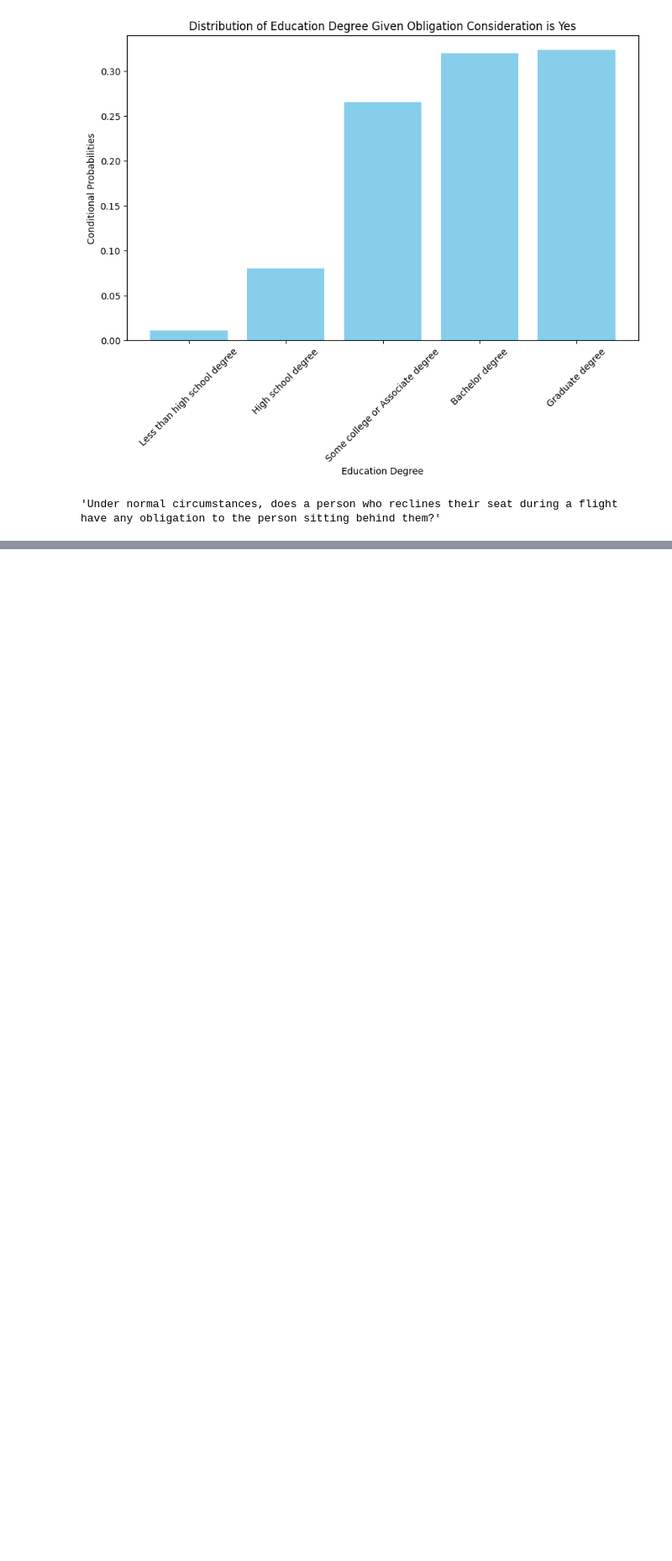
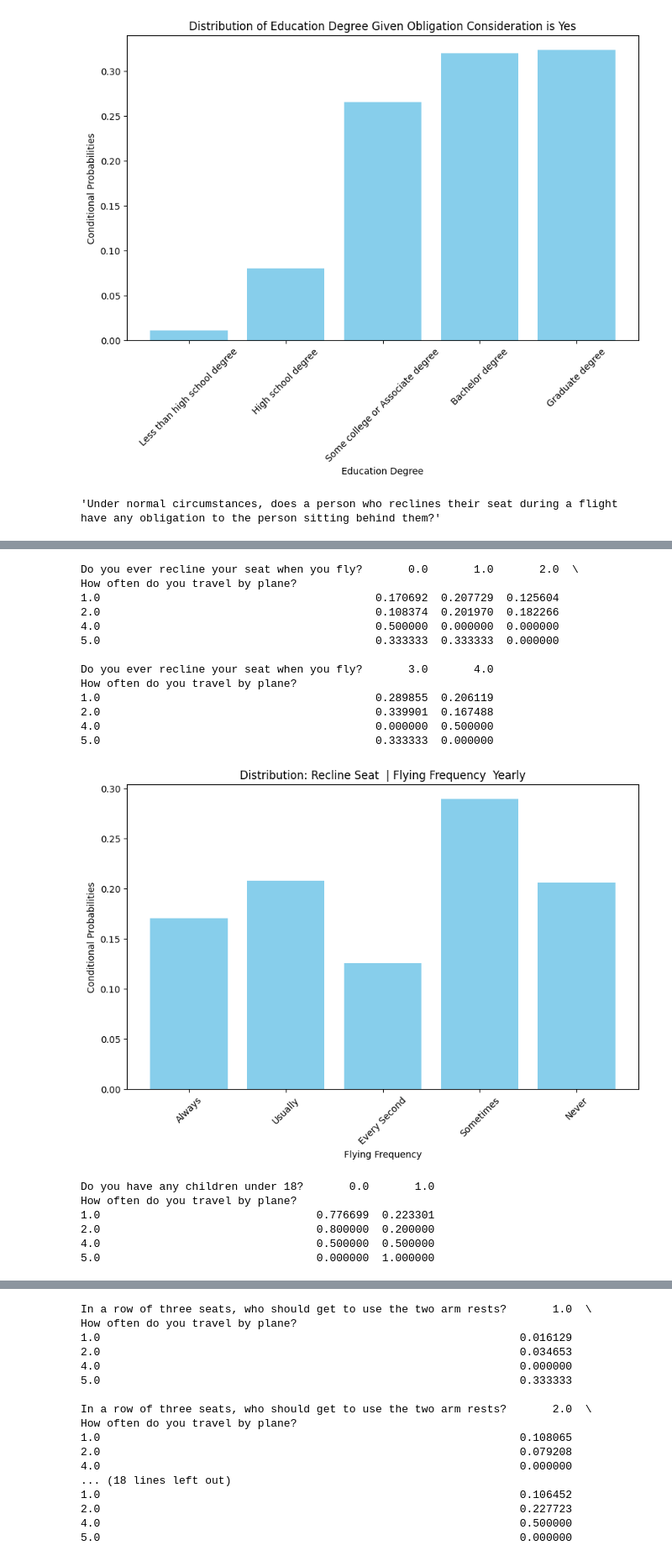
Before and after one commit to mloenker/flying-etiquette-data-lit, a Jupyter notebook: probabilities.ipynb, the cells around one changed output, grey strips where cells are left out. Shown: that part at 84% size. Cells and saved outputs as stored; diff of their text form; code cells hidden in the pictures; blank space fills up the shorter version.

```diff
--- a/probabilities.ipynb
+++ b/probabilities.ipynb
@@ -133,0 +149,36 @@ plot_conditional_probs(education_obligation, 1.0, ftbs, qs)
+# %%
+
+def many_plots (df, feature, calculate_conditional_probability, plot_conditional_probs, ftbs, qs):
+    questions = list(df.columns)[1:]
+    for q in questions:
+        if q == feature:
+            continue
+        if q == 'How tall are you?':
+            continue
+        conditional_prob = calculate_conditional_probability(df, feature, q)
+        print(conditional_prob)
+        plot_conditional_probs(conditional_prob, 1.0, ftbs, qs)
+        plt.xlabel("Flying Frequency")
+        plt.show()
+many_plots(df, 'How often do you travel by plane?', calculate_conditional_probability, plot_conditional_probs, ftbs, qs)
+# %% [output]
+Do you ever recline your seat when you fly?       0.0       1.0       2.0  \
+How often do you travel by plane?
+1.0                                          0.170692  0.207729  0.125604
+2.0                                          0.108374  0.201970  0.182266
+4.0                                          0.500000  0.000000  0.000000
+5.0                                          0.333333  0.333333  0.000000
+
+Do you ever recline your seat when you fly?       3.0       4.0
+How often do you travel by plane?
+1.0                                          0.289855  0.206119
+2.0                                          0.339901  0.167488
+4.0                                          0.000000  0.500000
+5.0                                          0.333333  0.000000
+[figure, added]
+Do you have any children under 18?       0.0       1.0
+How often do you travel by plane?
+1.0                                 0.776699  0.223301
+2.0                                 0.800000  0.200000
+4.0                                 0.500000  0.500000
+5.0                                 0.000000  1.000000
@@ -133,0 +186,17 @@ plot_conditional_probs(education_obligation, 1.0, ftbs, qs)
+In a row of three seats, who should get to use the two arm rests?       1.0  \
+How often do you travel by plane?
+1.0                                                                0.016129
+2.0                                                                0.034653
+4.0                                                                0.000000
+5.0                                                                0.333333
+
+In a row of three seats, who should get to use the two arm rests?       2.0  \
+How often do you travel by plane?
+1.0                                                                0.108065
+2.0                                                                0.079208
+4.0                                                                0.000000
+... (18 lines left out)
+1.0                                                                0.106452
+2.0                                                                0.227723
+4.0                                                                0.500000
+5.0                                                                0.000000
```
Also changed, not shown: parts of 4 cells of this notebook.
